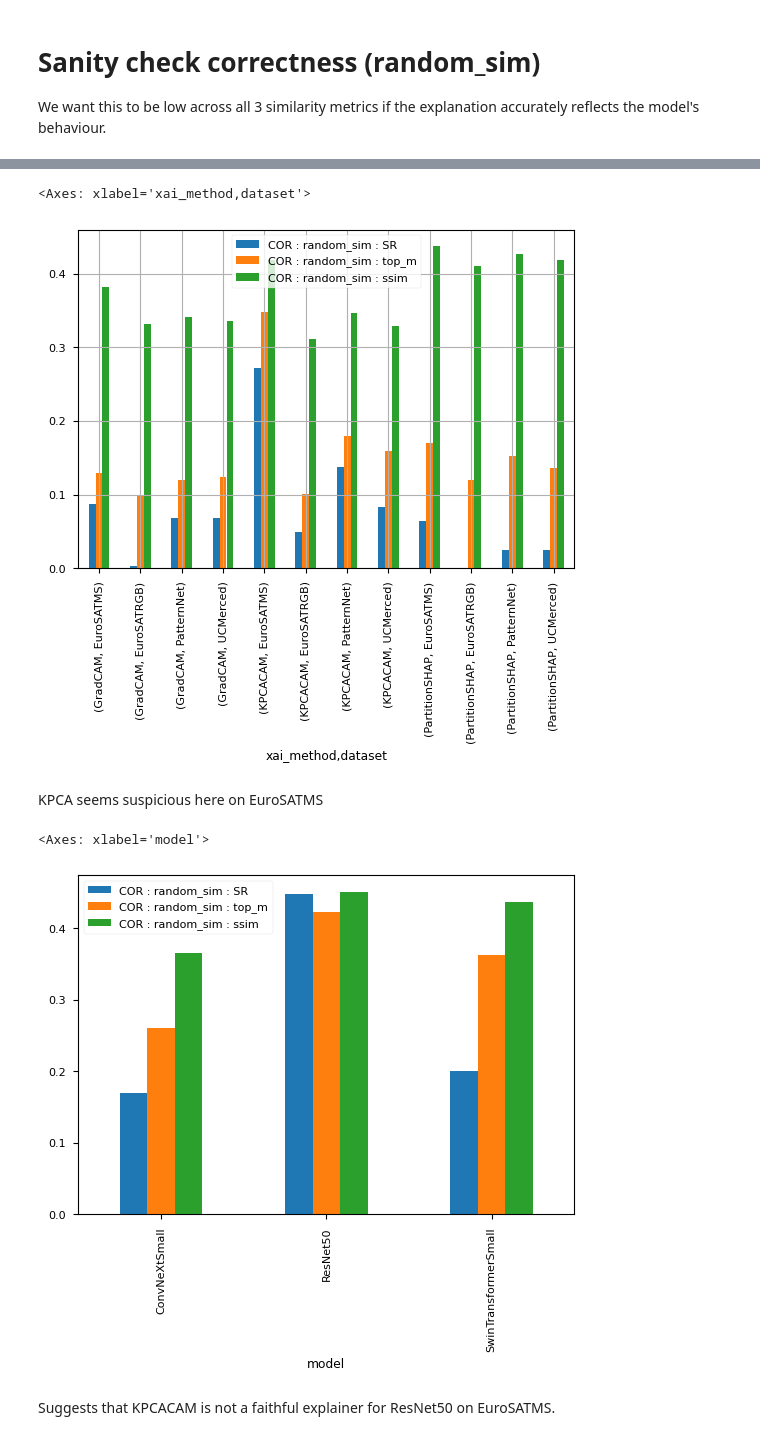
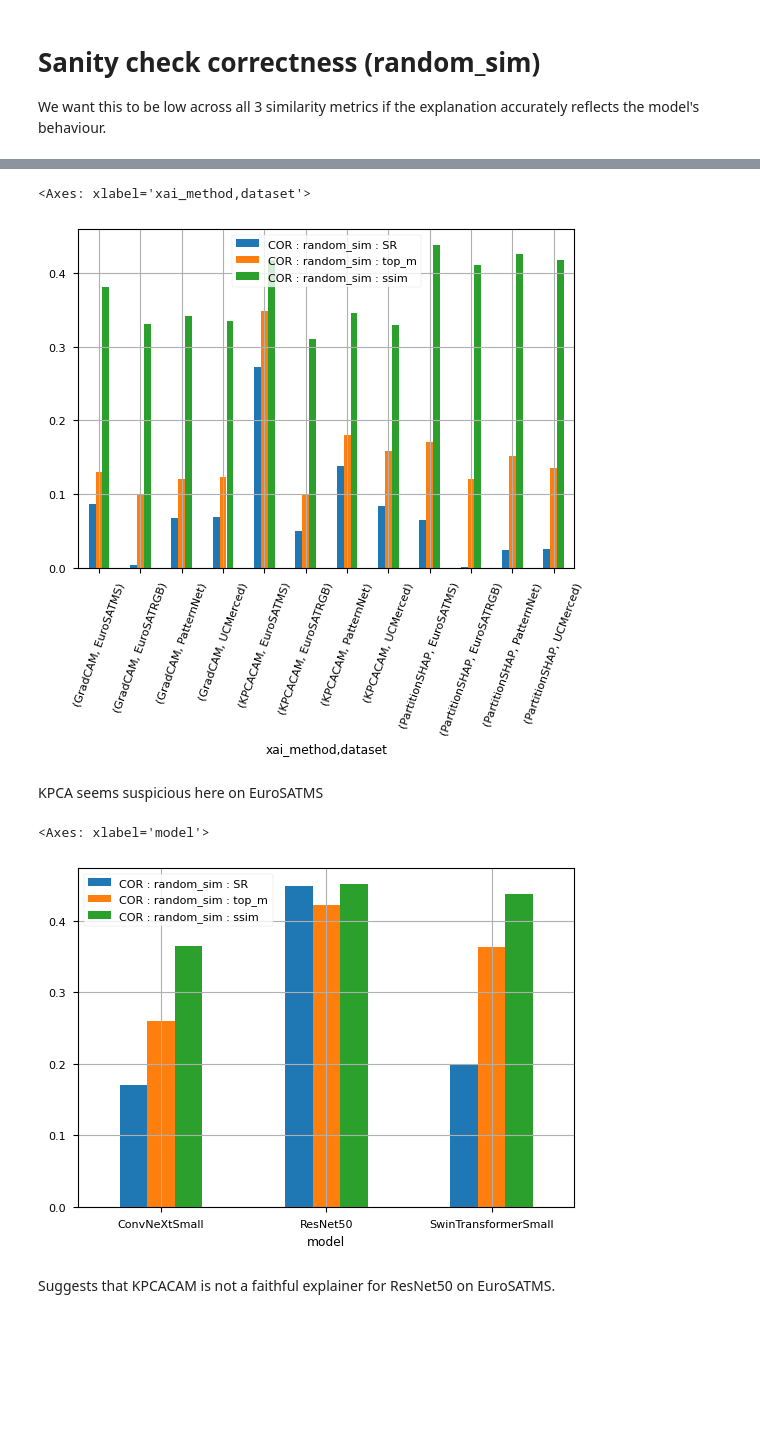
Before and after one commit to tameTNT/evaluating-xai-remote-sensing, a Jupyter notebook: notebooks/systematic_exploration.ipynb, the cells around one changed output, grey strips where cells are left out. Cells and saved outputs as stored; diff of their text form; code cells hidden in the pictures; blank space fills up the shorter version.

```diff
--- a/notebooks/systematic_exploration.ipynb
+++ b/notebooks/systematic_exploration.ipynb
@@ -110,17 +110,17 @@ cor_rs_df.head(10)
 |  |  |  | River | 0.08319 | 0.24618 | 0.44647 |
 |  |  |  | SeaLake | 0.13131 | 0.19157 | 0.44517 |
 # %%
-cor_rs_df.groupby(level=["xai_method", "dataset"]).mean().plot(kind="bar", grid=True)
+cor_rs_df.groupby(level=["xai_method", "dataset"]).mean().plot(kind="bar", rot=70, grid=True)
 # %% [output]
 <Axes: xlabel='xai_method,dataset'>
-[figure, old version]
+[figure, new version]
 # %% [markdown]
 KPCA seems suspicious here on EuroSATMS
 # %%
-cor_rs_df.loc["KPCACAM", "EuroSATMS"].groupby("model").mean().plot(kind="bar")
+cor_rs_df.loc["KPCACAM", "EuroSATMS"].groupby("model").mean().plot(kind="bar", rot=0, grid=True)
 # %% [output]
 <Axes: xlabel='model'>
-[figure, old version]
+[figure, new version]
 # %% [markdown]
 Suggests that KPCACAM is not a faithful explainer for ResNet50 on EuroSATMS.
 # %%
```
Also changed, not shown: parts of 4 cells of this notebook, 1 other file.
